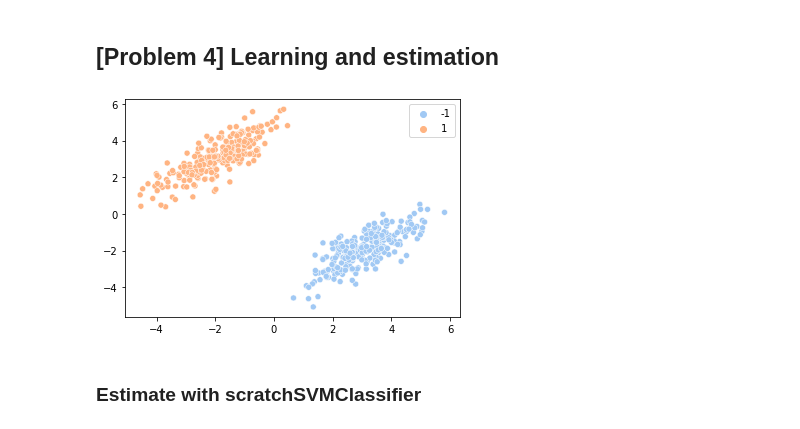
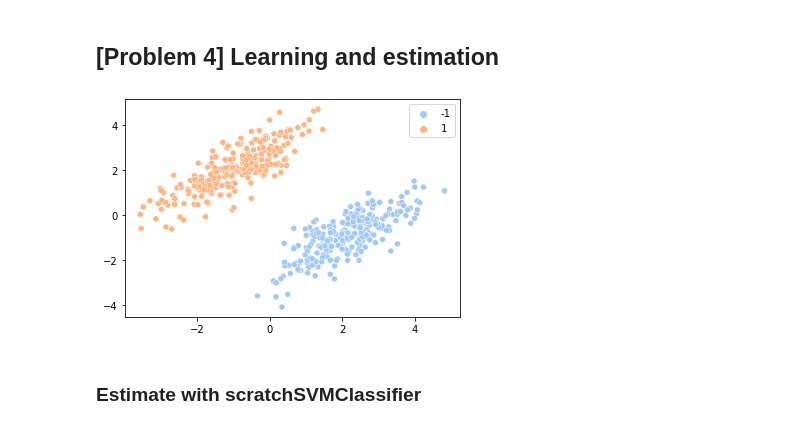
Before and after one commit to Baroka-wp/dive_ML, a Jupyter notebook: Sprint5_SVM.ipynb, the cells around one changed output. Drawn from its saved outputs; the diff is of its cells as text; code cells hidden in the pictures.

```diff
--- a/Sprint5_SVM.ipynb
+++ b/Sprint5_SVM.ipynb
@@ -175,23 +175,23 @@ class ScratchSVMClassifier():
 # %%
 np.random.seed(0)
 n_samples = 500
-feature_0 = [-2, 3]
-feature_1 = [3, -2]
+feature_0 = [-1, 2]
+feature_1 = [2, -1]
 cov = [[1.0,0.8], [0.8, 1.0]]
 feature_0 = np.random.multivariate_normal(feature_0, cov, n_samples // 2)
 feature_1 = np.random.multivariate_normal(feature_1, cov, n_samples // 2)
 X = np.concatenate([feature_0, feature_1])
 y = np.concatenate([
     np.full(n_samples // 2, 1),
     np.full(n_samples // 2, -1)
 ])
 
 
 ## plot
 sns.scatterplot(x=X[:,0],y=X[:,1],hue=y, palette="pastel" )
 plt.show()
 # %% [output]
-[figure, old version]
+[figure, new version]
 # %% [markdown]
 ### Estimate with scratchSVMClassifier
 # %%
```
Also changed, not shown: parts of 3 cells of this notebook.
